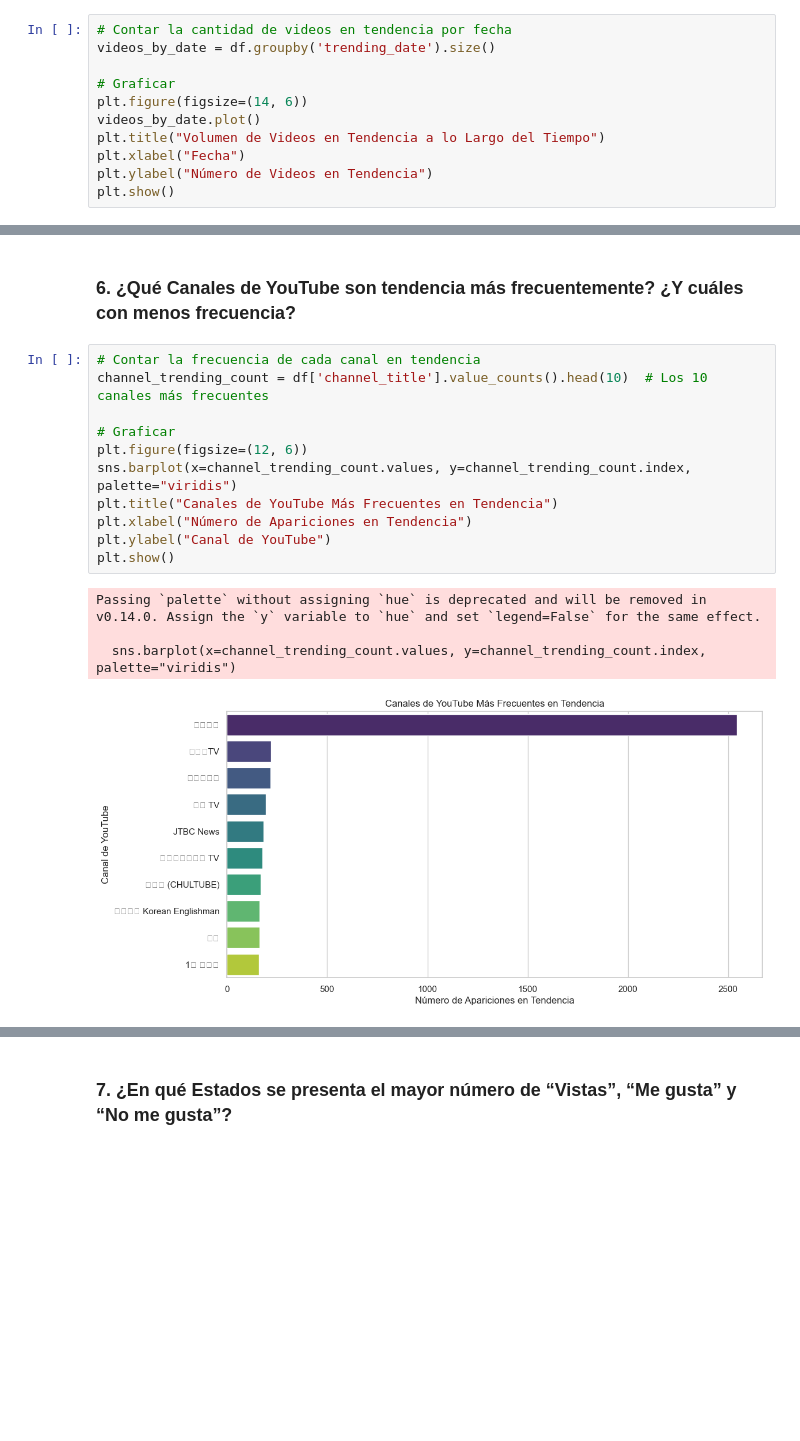
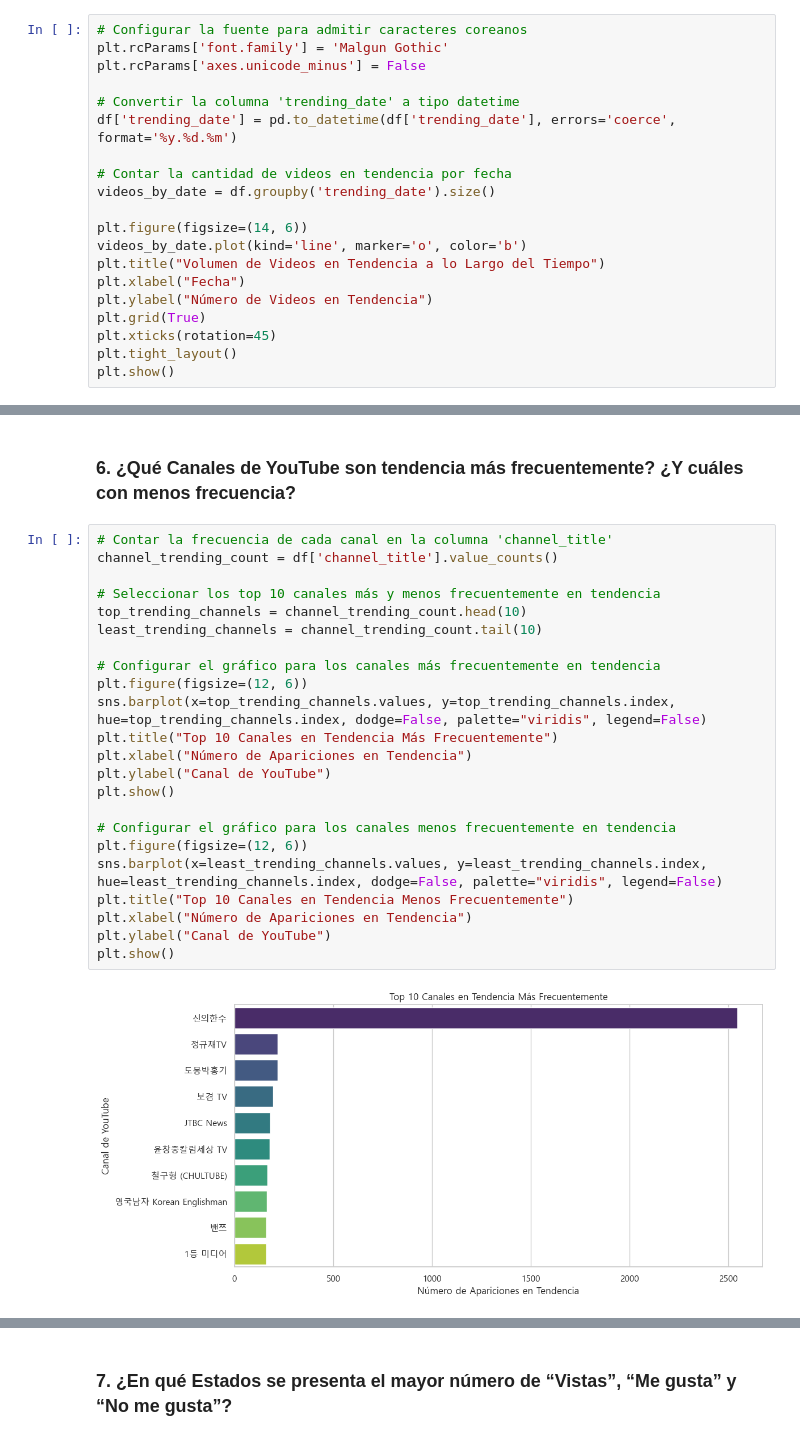
Before and after one commit to DiegoEBV/CRISP-DM-KRS, a Jupyter notebook: code/KR.ipynb, the cells around one changed output, grey strips where cells are left out. Cells and saved outputs as stored; diff of their text form; blank space fills up the shorter version.

```diff
--- a/code/KR.ipynb
+++ b/code/KR.ipynb
@@ -425,14 +430,23 @@ Passing `palette` without assigning `hue` is deprecated and will be removed in v
 # %% [markdown]
 ### 5. ¿Cómo ha cambiado el volumen de los videos en tendencia a lo largo del tiempo?
 # %%
+# Configurar la fuente para admitir caracteres coreanos
+plt.rcParams['font.family'] = 'Malgun Gothic'
+plt.rcParams['axes.unicode_minus'] = False
+
+# Convertir la columna 'trending_date' a tipo datetime
+df['trending_date'] = pd.to_datetime(df['trending_date'], errors='coerce', format='%y.%d.%m')
+
 # Contar la cantidad de videos en tendencia por fecha
 videos_by_date = df.groupby('trending_date').size()
 
-# Graficar
 plt.figure(figsize=(14, 6))
-videos_by_date.plot()
+videos_by_date.plot(kind='line', marker='o', color='b')
 plt.title("Volumen de Videos en Tendencia a lo Largo del Tiempo")
 plt.xlabel("Fecha")
 plt.ylabel("Número de Videos en Tendencia")
+plt.grid(True)
+plt.xticks(rotation=45)
+plt.tight_layout()
 plt.show()
 # %% [output]
@@ -440,18 +497,27 @@ plt.show()
 # %% [markdown]
 ### 6. ¿Qué Canales de YouTube son tendencia más frecuentemente? ¿Y cuáles con menos frecuencia?
 # %%
-# Contar la frecuencia de cada canal en tendencia
-channel_trending_count = df['channel_title'].value_counts().head(10)  # Los 10 canales más frecuentes
+# Contar la frecuencia de cada canal en la columna 'channel_title'
+channel_trending_count = df['channel_title'].value_counts()
 
-# Graficar
+# Seleccionar los top 10 canales más y menos frecuentemente en tendencia
+top_trending_channels = channel_trending_count.head(10)
+least_trending_channels = channel_trending_count.tail(10)
+
+# Configurar el gráfico para los canales más frecuentemente en tendencia
 plt.figure(figsize=(12, 6))
-sns.barplot(x=channel_trending_count.values, y=channel_trending_count.index, palette="viridis")
-plt.title("Canales de YouTube Más Frecuentes en Tendencia")
+sns.barplot(x=top_trending_channels.values, y=top_trending_channels.index, hue=top_trending_channels.index, dodge=False, palette="viridis", legend=False)
+plt.title("Top 10 Canales en Tendencia Más Frecuentemente")
 plt.xlabel("Número de Apariciones en Tendencia")
 plt.ylabel("Canal de YouTube")
 plt.show()
+
+# Configurar el gráfico para los canales menos frecuentemente en tendencia
+plt.figure(figsize=(12, 6))
+sns.barplot(x=least_trending_channels.values, y=least_trending_channels.index, hue=least_trending_channels.index, dodge=False, palette="viridis", legend=False)
+plt.title("Top 10 Canales en Tendencia Menos Frecuentemente")
+plt.xlabel("Número de Apariciones en Tendencia")
+plt.ylabel("Canal de YouTube")
+plt.show()
 # %% [output]
-Passing `palette` without assigning `hue` is deprecated and will be removed in v0.14.0. Assign the `y` variable to `hue` and set `legend=False` for the same effect.
-
-  sns.barplot(x=channel_trending_count.values, y=channel_trending_count.index, palette="viridis")
-[figure, old version]
+[figure, new version]
```
Also changed, not shown: parts of 21 cells of this notebook, 20 other files.
